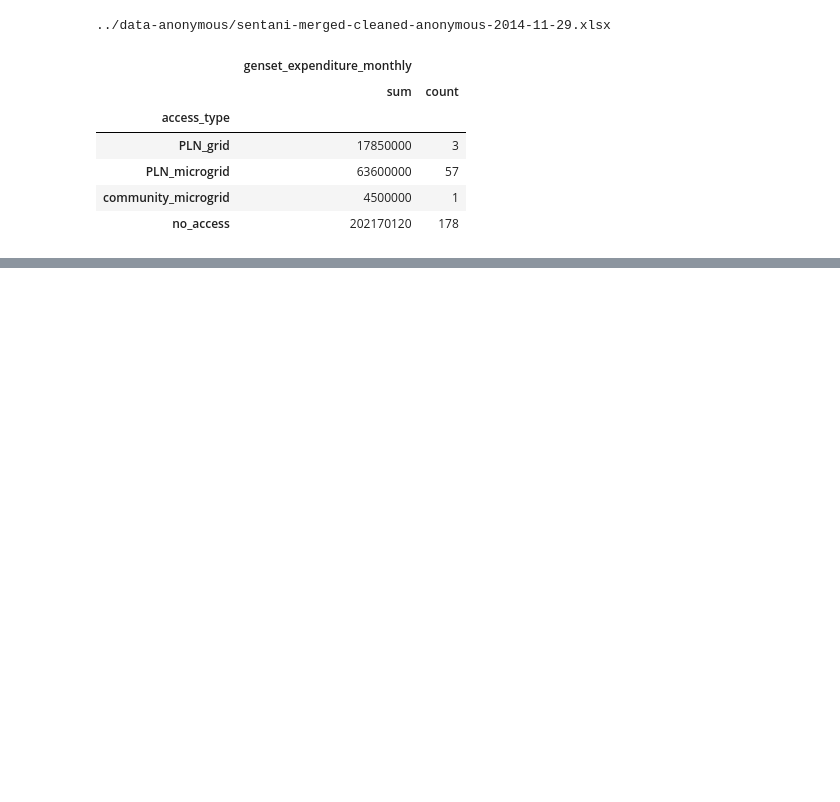
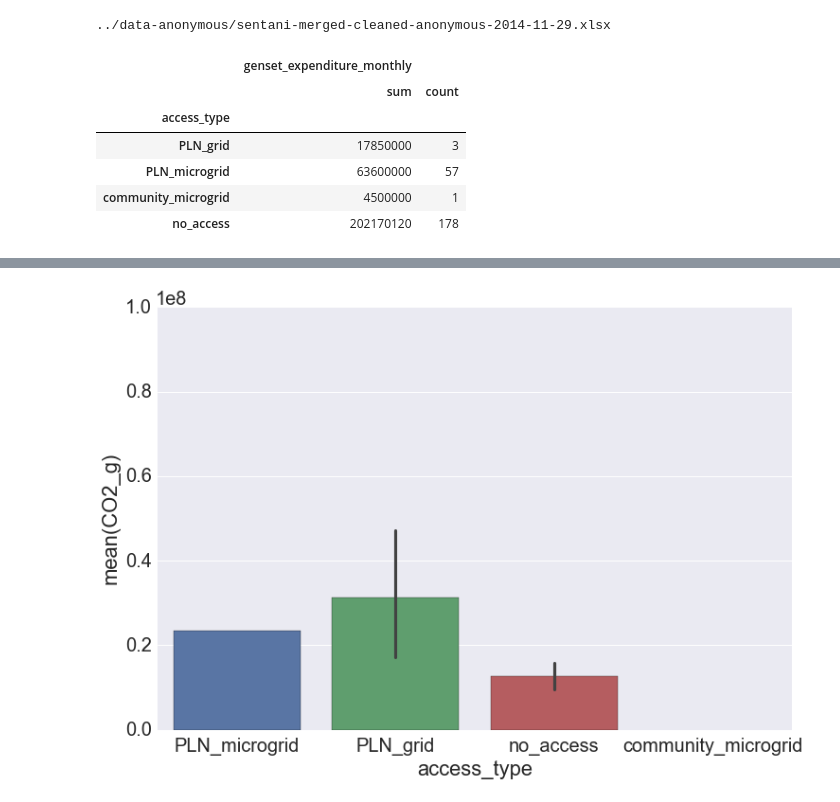
Before and after one commit to mattrosi/sentani-labbook, a Jupyter notebook: 2015-08-03-CO2-Genset.ipynb, the cells around one changed output, grey strips where cells are left out. Saved outputs shown, nothing was run; the diff lists cells and outputs as text; code cells hidden in the pictures; blank space fills up the shorter version.

Commit message:
Analysis of current CO2 emissions produced by private generators.

```diff
--- a/2015-08-03-CO2-Genset.ipynb
+++ b/2015-08-03-CO2-Genset.ipynb
@@ -87,2 +64,0 @@ df
-# %%
-df.reset_index(inplace=True)
@@ -98,4 +64,0 @@ df.head()
-# %%
-df.columns = ['_'.join(col).strip() for col in df.columns.values]
-# %%
-df.columns = ['access_type', 'vn', 'gen_sum', 'genset_kwh', 'CO2_emission','PV','CO2_reduction']
@@ -107,0 +65,12 @@ g = (g.map(sns.barplot, "CO2_reduction", "vn")
+# %%
+vnat_dict = survey.set_index('village_name')['access_type'].to_dict()
+vnat_series = list(vnat_dict.values())
+vnat_key_ls = list(vnat_dict.keys())
+
+df4_dict = {'village_name': vnat_key_ls,
+            'access_type':vnat_series,
+            'CO2_g': df['CO2_g'],
+            'PV_emission': df['PV_emission'],
+            'CO2_reduction': df['CO2_reduction']}
+
+df4 = pd.DataFrame(df4_dict)
@@ -107,0 +98,18 @@ g = (g.map(sns.barplot, "CO2_reduction", "vn")
+# %%
+sns.set(font_scale = 2)
+
+fig_size = plt.rcParams["figure.figsize"]
+fig_size[0] = 12
+fig_size[1] = 8
+plt.rcParams["figure.figsize"] = fig_size
+
+fig, ax = plt.subplots()
+
+ax = sns.barplot(x="access_type", y='CO2_g', data=df4)
+
+plt.ylim(0,1e8)
+locs, labels = plt.xticks()
+
+###This graph represents g/kWh of CO2 emmisions currently produced by diesel generators in Lake Sentani.
+# %% [output]
+[figure, added]
```
Also changed, not shown: parts of 6 cells of this notebook.
